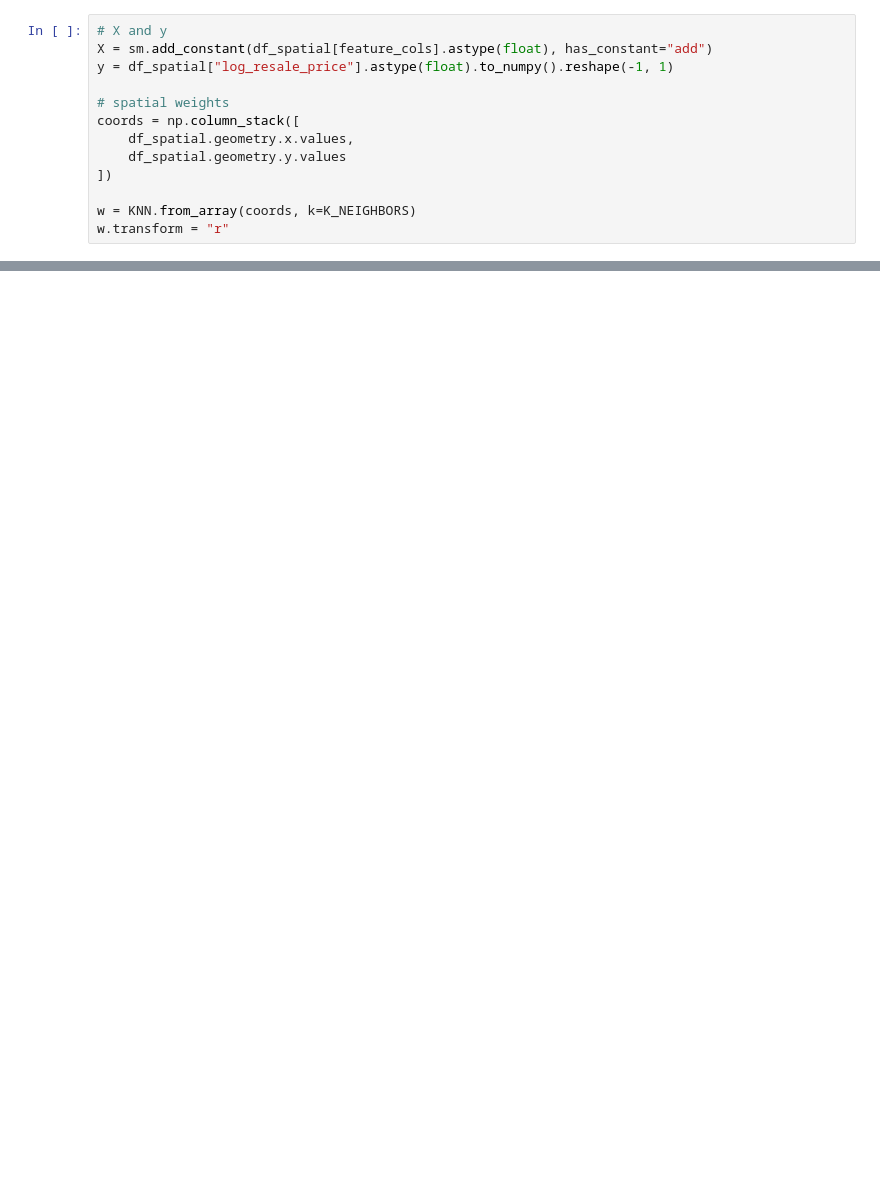
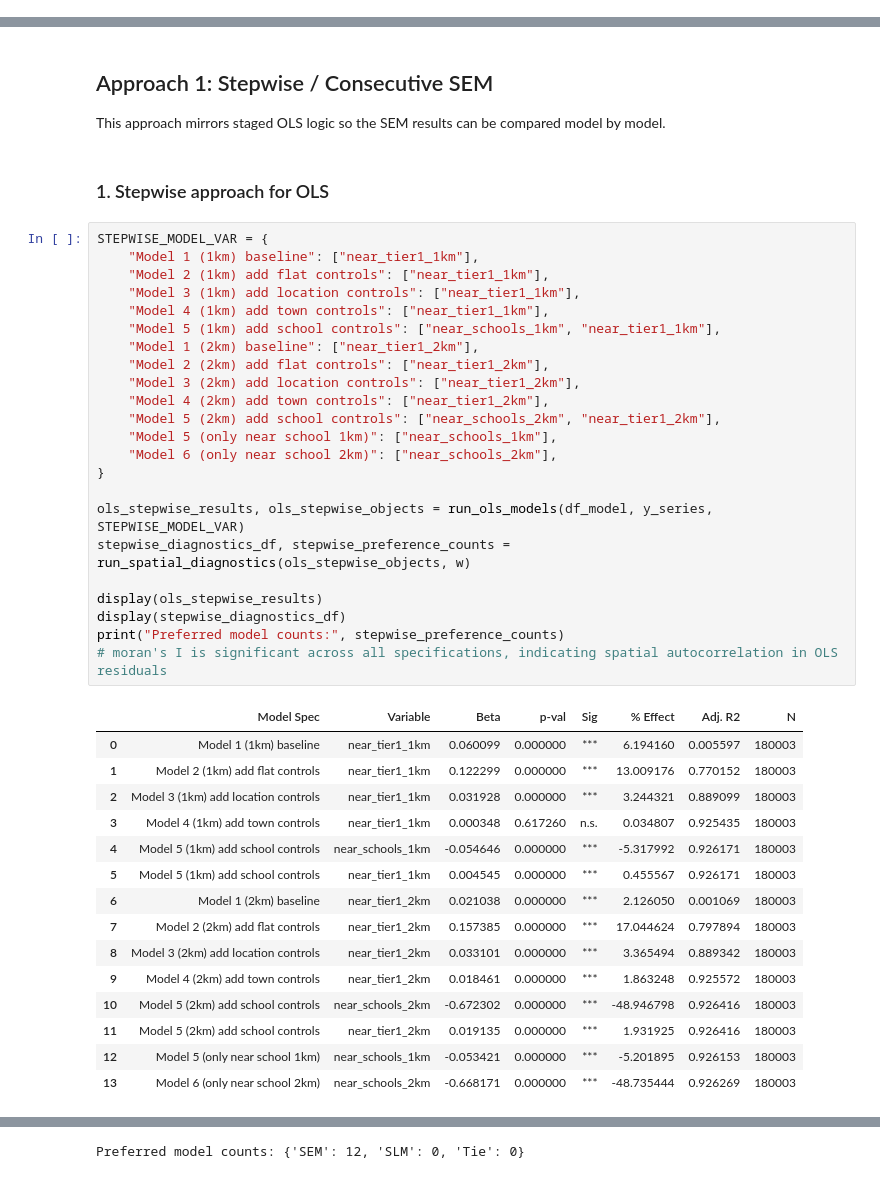
Before and after one commit to tingyuliew/DSA4264-Geospatial-Grp4, a Jupyter notebook: hdb_spatial_models.ipynb, the cells around one changed output, grey strips where cells are left out. Drawn from its saved outputs; the diff is of its cells as text; blank space fills up the shorter version.

Commit message:
clean spatial

```diff
--- a/hdb_spatial_models.ipynb
+++ b/hdb_spatial_models.ipynb
@@ -362,13 +0,0 @@ town_controls = [
-# %%
-# X and y
-X = sm.add_constant(df_spatial[feature_cols].astype(float), has_constant="add")
-y = df_spatial["log_resale_price"].astype(float).to_numpy().reshape(-1, 1)
-
-# spatial weights
-coords = np.column_stack([
-    df_spatial.geometry.x.values,
-    df_spatial.geometry.y.values
-])
-
-w = KNN.from_array(coords, k=K_NEIGHBORS)
-w.transform = "r"
@@ -622,0 +430,45 @@ Model 6 (only near school 2km) near_schools_2km        -0.0196   0.0002   ***
+# %% [markdown]
+## Approach 1: Stepwise / Consecutive SEM
+
+This approach mirrors  staged OLS logic so the SEM results can be compared model by model.
+# %% [markdown]
+### 1. Stepwise approach for OLS
+# %%
+STEPWISE_MODEL_VAR = {
+    "Model 1 (1km) baseline": ["near_tier1_1km"],
+    "Model 2 (1km) add flat controls": ["near_tier1_1km"],
+    "Model 3 (1km) add location controls": ["near_tier1_1km"],
+    "Model 4 (1km) add town controls": ["near_tier1_1km"],
+    "Model 5 (1km) add school controls": ["near_schools_1km", "near_tier1_1km"],
+    "Model 1 (2km) baseline": ["near_tier1_2km"],
+    "Model 2 (2km) add flat controls": ["near_tier1_2km"],
+    "Model 3 (2km) add location controls": ["near_tier1_2km"],
+    "Model 4 (2km) add town controls": ["near_tier1_2km"],
+    "Model 5 (2km) add school controls": ["near_schools_2km", "near_tier1_2km"],
+    "Model 5 (only near school 1km)": ["near_schools_1km"],
+    "Model 6 (only near school 2km)": ["near_schools_2km"],
+}
+
+ols_stepwise_results, ols_stepwise_objects = run_ols_models(df_model, y_series, STEPWISE_MODEL_VAR)
+stepwise_diagnostics_df, stepwise_preference_counts = run_spatial_diagnostics(ols_stepwise_objects, w)
+
+display(ols_stepwise_results)
+display(stepwise_diagnostics_df)
+print("Preferred model counts:", stepwise_preference_counts)
+# moran's I is significant across all specifications, indicating spatial autocorrelation in OLS residuals
+# %% [output]
+|  | Model Spec | Variable | Beta | p-val | Sig | % Effect | Adj. R2 | N |
+| 0 | Model 1 (1km) baseline | near_tier1_1km | 0.060099 | 0.000000 | *** | 6.194160 | 0.005597 | 180003 |
+| 1 | Model 2 (1km) add flat controls | near_tier1_1km | 0.122299 | 0.000000 | *** | 13.009176 | 0.770152 | 180003 |
+| 2 | Model 3 (1km) add location controls | near_tier1_1km | 0.031928 | 0.000000 | *** | 3.244321 | 0.889099 | 180003 |
+| 3 | Model 4 (1km) add town controls | near_tier1_1km | 0.000348 | 0.617260 | n.s. | 0.034807 | 0.925435 | 180003 |
+| 4 | Model 5 (1km) add school controls | near_schools_1km | -0.054646 | 0.000000 | *** | -5.317992 | 0.926171 | 180003 |
+| 5 | Model 5 (1km) add school controls | near_tier1_1km | 0.004545 | 0.000000 | *** | 0.455567 | 0.926171 | 180003 |
+| 6 | Model 1 (2km) baseline | near_tier1_2km | 0.021038 | 0.000000 | *** | 2.126050 | 0.001069 | 180003 |
+| 7 | Model 2 (2km) add flat controls | near_tier1_2km | 0.157385 | 0.000000 | *** | 17.044624 | 0.797894 | 180003 |
+| 8 | Model 3 (2km) add location controls | near_tier1_2km | 0.033101 | 0.000000 | *** | 3.365494 | 0.889342 | 180003 |
+| 9 | Model 4 (2km) add town controls | near_tier1_2km | 0.018461 | 0.000000 | *** | 1.863248 | 0.925572 | 180003 |
+| 10 | Model 5 (2km) add school controls | near_schools_2km | -0.672302 | 0.000000 | *** | -48.946798 | 0.926416 | 180003 |
+| 11 | Model 5 (2km) add school controls | near_tier1_2km | 0.019135 | 0.000000 | *** | 1.931925 | 0.926416 | 180003 |
+| 12 | Model 5 (only near school 1km) | near_schools_1km | -0.053421 | 0.000000 | *** | -5.201895 | 0.926153 | 180003 |
+| 13 | Model 6 (only near school 2km) | near_schools_2km | -0.668171 | 0.000000 | *** | -48.735444 | 0.926269 | 180003 |
@@ -622,0 +488 @@ Model 6 (only near school 2km) near_schools_2km        -0.0196   0.0002   ***
+Preferred model counts: {'SEM': 12, 'SLM': 0, 'Tie': 0}
```
Also changed, not shown: parts of 39 cells of this notebook.
